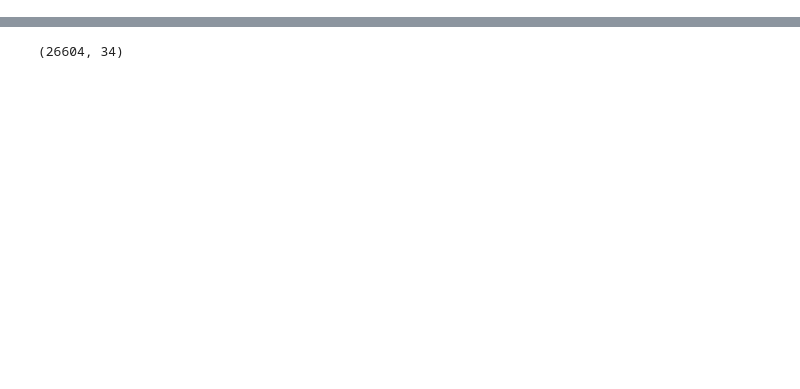
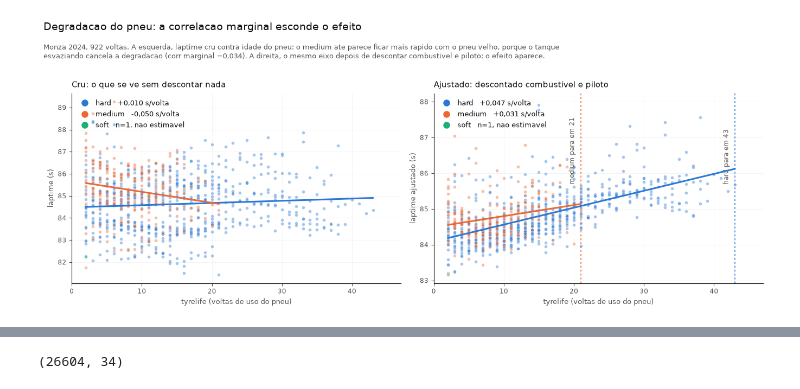
Before and after one commit to GabrielFerreiraAbel/Math-to-models, a Jupyter notebook: myprojects/1.f1-lap-time-prediction/predict-lap-time.ipynb, the cells around one changed output, grey strips where cells are left out. Drawn from its saved outputs; the diff is of its cells as text; code cells hidden in the pictures; blank space fills up the shorter version.

```diff
--- a/myprojects/1.f1-lap-time-prediction/predict-lap-time.ipynb
+++ b/myprojects/1.f1-lap-time-prediction/predict-lap-time.ipynb
@@ -34,0 +90,85 @@
+# %%
+import numpy as np
+import pandas as pd
+import matplotlib.pyplot as plt
+from matplotlib.lines import Line2D
+
+
+_df = pd.read_parquet('voltas_f1.parquet')
+_df.columns = _df.columns.str.lower().str.replace(' ', '_')
+for _c in [c for c in _df.columns if pd.api.types.is_string_dtype(_df[c])]:
+    _df[_c] = _df[_c].str.lower().str.replace(' ', '_')
+
+_m = _df[_df.evento == 'italian_grand_prix']
+_m = _m[_m.pitintime.isna() & _m.pitouttime.isna() & (_m.lapnumber != 1.0)]
+_m = _m[_m.driver != 'tsu'].reset_index(drop=True)
+
+_D = pd.get_dummies(_m.driver, prefix='d', drop_first=True).astype(float)
+_C = pd.get_dummies(_m.compound, prefix='c', drop_first=True).astype(float)
+_X = np.column_stack([np.ones(len(_m)), _m.lapnumber, _m.tyrelife, _D.values, _C.values])
+_w = np.linalg.lstsq(_X, _m.laptime.values, rcond=None)[0]
+
+_fora = _w[1] * _m.lapnumber.values + _D.values @ _w[3:3 + _D.shape[1]]
+_m['ajustado'] = _m.laptime.values - _fora + _fora.mean()
+
+COR = {'hard': '#2a78d6', 'medium': '#eb6834', 'soft': '#1baf7a'}
+TINTA, TINTA2 = '#0b0b0b', '#52514e'
+
+fig, axes = plt.subplots(1, 2, figsize=(13.5, 5.4), sharex=True)
+
+for ax, col, titulo in [
+    (axes[0], 'laptime',  'Cru: o que se ve sem descontar nada'),
+    (axes[1], 'ajustado', 'Ajustado: descontado combustivel e piloto'),
+]:
+    marcas = []
+    for comp in ['hard', 'medium', 'soft']:
+        g = _m[_m.compound == comp]
+        ax.scatter(g.tyrelife, g[col], s=17, color=COR[comp], alpha=.42,
+                   linewidths=.4, edgecolors='white', zorder=2)
+
+        if len(g) > 2:                                # reta so onde ha dado que a sustente
+            b = np.polyfit(g.tyrelife, g[col], 1)
+            xs = np.array([g.tyrelife.min(), g.tyrelife.max()])
+            ax.plot(xs, np.polyval(b, xs), color=COR[comp], lw=2.2, zorder=4,
+                    solid_capstyle='round')
+            rotulo = f'{comp}   {b[0]:+.3f} s/volta'.replace('.', ',')
+        else:
+            rotulo = f'{comp}   n={len(g)}, nao estimavel'
+
+        marcas.append(Line2D([], [], marker='o', ls='', ms=8, color=COR[comp], label=rotulo))
+
+    leg = ax.legend(handles=marcas, frameon=False, fontsize=9, loc='upper left',
+                    handletextpad=.6, labelspacing=.5)
+    for t in leg.get_texts():                          # texto em tinta neutra, cor so na marca
+        t.set_color(TINTA)
+
+    ax.set_title(titulo, fontsize=11, color=TINTA, loc='left', pad=8)
+    ax.set_xlabel('tyrelife (voltas de uso do pneu)', fontsize=9, color=TINTA2)
+    ax.grid(alpha=.16, lw=.6)
+    ax.set_axisbelow(True)
+    ax.tick_params(colors=TINTA2, labelsize=8.5)
+    for lado in ('top', 'right'):
+        ax.spines[lado].set_visible(False)
+
+axes[0].set_ylabel('laptime (s)', fontsize=9, color=TINTA2)
+axes[1].set_ylabel('laptime ajustado (s)', fontsize=9, color=TINTA2)
+axes[0].set_xlim(0, 47)
+
+for comp in ['medium', 'hard']:
+    xm = _m[_m.compound == comp].tyrelife.max()
+    axes[1].axvline(xm, color=COR[comp], ls=(0, (2, 2)), lw=1.3, alpha=.85, zorder=1)
+    axes[1].annotate(f'{comp} para em {xm:.0f}', (xm, .52), xycoords=('data', 'axes fraction'),
+                     xytext=(-7, 0), textcoords='offset points', ha='right', va='bottom',
+                     rotation=90, fontsize=8.5, color=TINTA2)
+
+fig.suptitle('Degradacao do pneu: a correlacao marginal esconde o efeito',
+             fontsize=13.5, color=TINTA, x=.006, ha='left', y=.995)
+fig.text(.006, .925,
+         'Monza 2024, 922 voltas. A esquerda, laptime cru contra idade do pneu: o medium ate parece ficar mais rapido '
+         'com o pneu velho, porque o tanque\nesvaziando cancela a degradacao (corr marginal −0,034). A direita, o mesmo '
+         'eixo depois de descontar combustivel e piloto: o efeito aparece.',
+         fontsize=9, color=TINTA2, va='top')
+fig.tight_layout(rect=[0, 0, 1, .885])
+plt.show()
+# %% [output]
+[figure, added]
```
Also changed, not shown: parts of 37 cells of this notebook.
